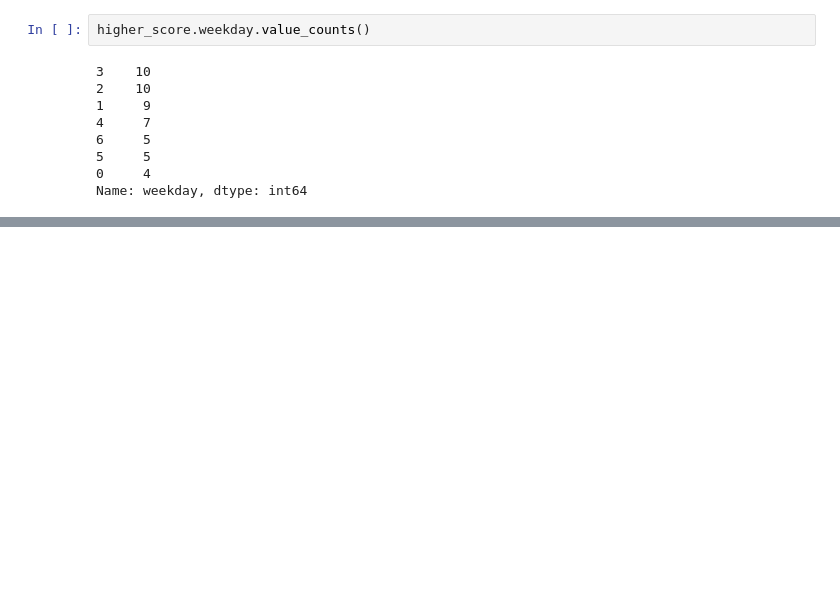
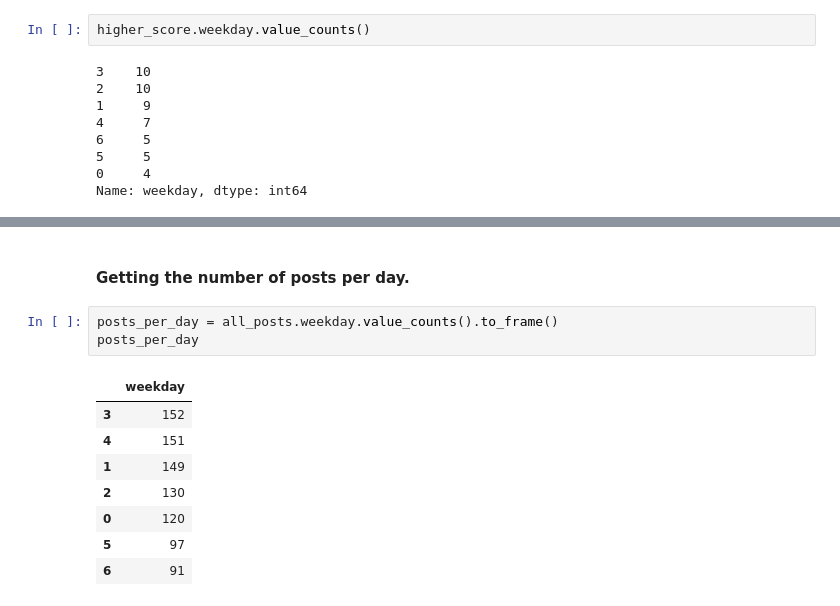
Before and after one commit to marinapm90/reddit, a Jupyter notebook: almost_all_posts.ipynb, the cells around one changed output, grey strips where cells are left out. Saved outputs shown, nothing was run; the diff lists cells and outputs as text; blank space fills up the shorter version.

```diff
--- a/almost_all_posts.ipynb
+++ b/almost_all_posts.ipynb
@@ -345,0 +355,14 @@ Name: weekday, dtype: int64
+# %% [markdown]
+#### Getting the number of posts per day.
+# %%
+posts_per_day = all_posts.weekday.value_counts().to_frame()
+posts_per_day
+# %% [output]
+|  | weekday |
+| 3 | 152 |
+| 4 | 151 |
+| 1 | 149 |
+| 2 | 130 |
+| 0 | 120 |
+| 5 | 97 |
+| 6 | 91 |
```
Also changed, not shown: parts of 4 cells of this notebook.
